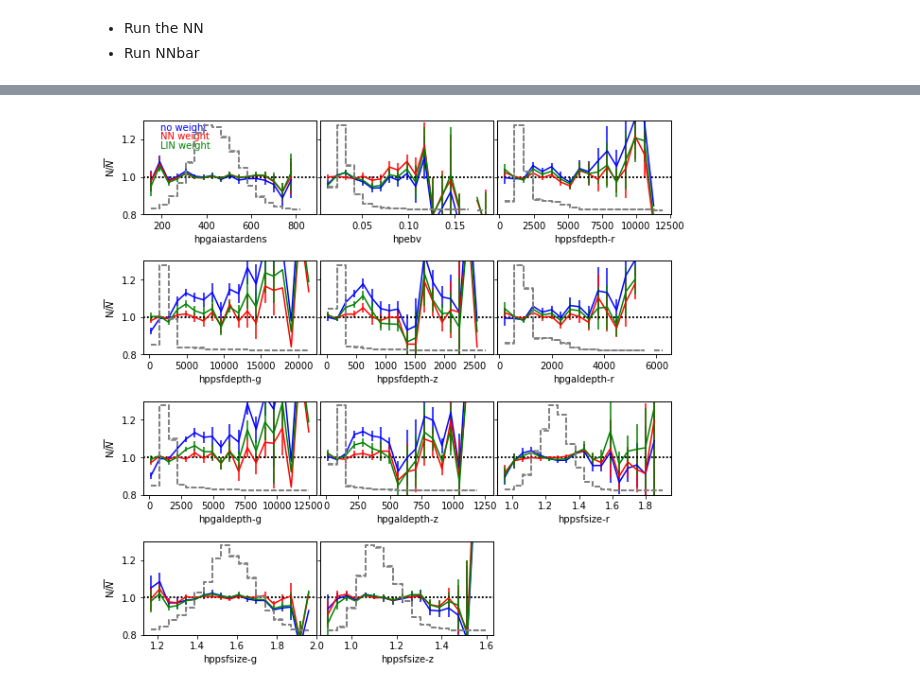
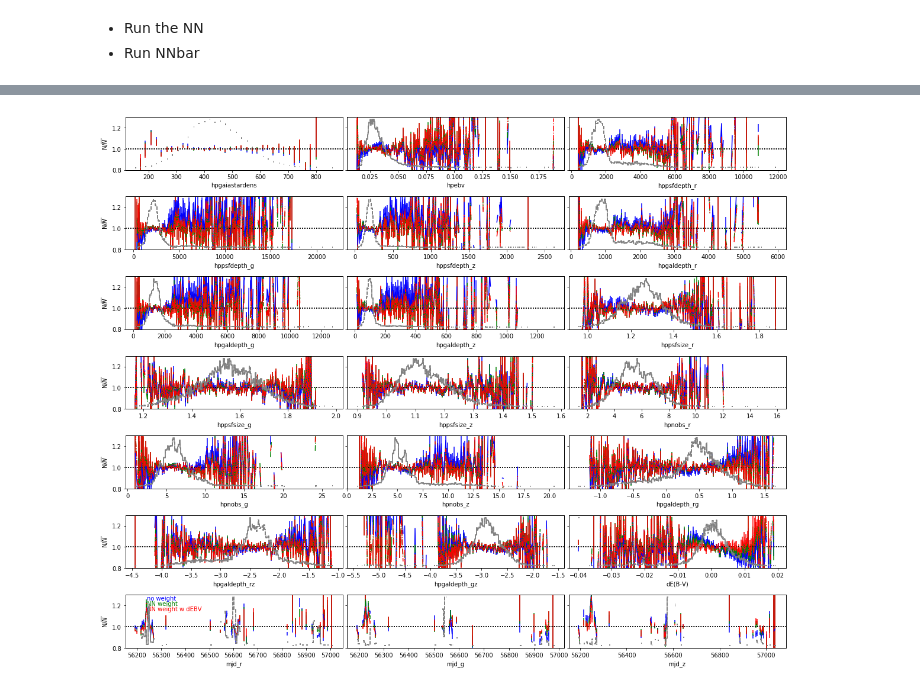
Before and after one commit to mehdirezaie/eboss, a Jupyter notebook: eBOSS-DR7.ipynb, the cells around one changed output, grey strips where cells are left out. Drawn from its saved outputs; the diff is of its cells as text; code cells hidden in the pictures.

```diff
--- a/eBOSS-DR7.ipynb
+++ b/eBOSS-DR7.ipynb
@@ -19,5 +30,6 @@ scratch = dirs[USER]
 # %%
-d = ft.read(scratch + 'eboss/eBOSS_DR7/ELG_hpsyst.density.nside256.eboss22.fits')
+d,header = ft.read(scratch + 'eboss/eBOSS_DR7/ELG_hpsyst.density.nside256.eboss22.fits', header=True)
 for di in d.dtype.names:print('{} '.format(di), end=' ')
+header
 # %% [output]
 hpind  hpra  hpdec  hpgaiastardens  hpebv  hpnobs_g  hpnobs_r  hpnobs_z  hppsfdepth_g  hppsfdepth_r  hppsfdepth_z  hpgaldepth_g  hpgaldepth_r  hpgaldepth_z  hppsfsize_g  hppsfsize_r  hppsfsize_z  hpwe ...
@@ -121,0 +323,7 @@ sys hppsfsize_z    :  mean :      1.135, std:     0.085
+# %%
+r     = hp.read_map(scratch + 'eboss/eBOSS_DR7/random.256.fits', verbose=False)
+g     = hp.read_map(scratch + 'eboss/eBOSS_DR7/eBOSSDR7.256.fits', verbose=False)
+mask  = hp.read_map(scratch + 'eboss/eBOSS_DR7/hpmask.256.fits', verbose=False).astype('bool')
+delta = np.zeros_like(r)*np.nan
+avg   = g[mask].sum()/r[mask].sum()
+delta[mask] = g[mask]/(r[mask]*avg) - 1
@@ -127,6 +348,12 @@ sys hppsfsize_z    :  mean :      1.135, std:     0.085
 import matplotlib.pyplot as plt
 import numpy as np
 # %%
-d = np.load('/Volumes/TimeMachine/data/eboss/eBOSS_DR7/clustering/eboss22.npy').item()
-dw= np.load('/Volumes/TimeMachine/data/eboss/eBOSS_DR7/clustering/eboss22wnn.npy').item()
-dl= np.load('/Volumes/TimeMachine/data/eboss/eBOSS_DR7/clustering/eboss22wlin.npy').item()
+# d   = np.load('/Volumes/TimeMachine/data/eboss/eBOSS_DR7/clustering/eboss22.npy').item()
+# dw  = np.load('/Volumes/TimeMachine/data/eboss/eBOSS_DR7/clustering/eboss22wnn.npy').item()
+# dwd = np.load('/Volumes/TimeMachine/data/eboss/eBOSS_DR7/clustering/eboss22wnnwdebv.npy').item()
+# dl  = np.load('/Volumes/TimeMachine/data/eboss/eBOSS_DR7/clustering/eboss22wlin.npy').item()
+
+d   = np.load('/Volumes/TimeMachine/data/eboss/eBOSS_DR7/clustering/eboss22_vs_mjd_now.npy').item()
+dw  = np.load('/Volumes/TimeMachine/data/eboss/eBOSS_DR7/clustering/eboss22_vs_mjd_nn.npy').item()
+dwd = np.load('/Volumes/TimeMachine/data/eboss/eBOSS_DR7/clustering/eboss22_vs_mjd_nnwdebv.npy').item()
+# dl  = np.load('/Volumes/TimeMachine/data/eboss/eBOSS_DR7/clustering/eboss22wlin.npy').item()
@@ -133,30 +380,32 @@ dl= np.load('/Volumes/TimeMachine/data/eboss/eBOSS_DR7/clustering/eboss22wlin.np
 # %%
 labels = d['xlabels']
-fig, ax = plt.subplots(ncols=3, nrows=4, sharey=True, figsize=(10, 10))
+fig, ax = plt.subplots(ncols=3, nrows=7, sharey=True, figsize=(20, 16.5)) # 10, 16.5
 plt.subplots_adjust(wspace=0.02, hspace=0.5)
 ax = ax.flatten()
-fig.delaxes(ax[-1])
-def add_ax(ax, res, **kw):
-    ax.errorbar(res['bin_edges'][:-1], res['nnbar'],
+# fig.delaxes(ax[-1])
+def add_ax(ax, res, shift=1.0, **kw):
+    ax.errorbar(res['bin_edges'][:-1]*shift, res['nnbar'],
                   yerr=res['nnbar_err'], **kw)
     ax.axhline(1, linestyle=':', color='k')
     ax2 = ax.twinx()
     ax2.set_yticks([])
     ax2.step(res['bin_edges'][:-1], res['area'],\
             where='post', linestyle='--', color='grey')
 
 #
 # compute nnbar vs. systematics
 for i in range(len(d['xlabels'])):
-    add_ax(ax[i], d['nnbar'][i], color='b')
-    add_ax(ax[i], dw['nnbar'][i], color='r')
-    add_ax(ax[i], dl['nnbar'][i], color='g')
+    add_ax(ax[i], d['nnbar'][i], color='b', ls='-')
+    add_ax(ax[i], dw['nnbar'][i], color='g', ls='-.')
+    #add_ax(ax[i], dl['nnbar'][i], color='g', ls='--')
+    add_ax(ax[i], dwd['nnbar'][i], color='r', ls='-.')
     if i%3 == 0:ax[i].set_ylabel(r'N/$\overline{N}$')
     ax[i].set_xlabel(labels[i])
     ax[i].set_ylim(0.8, 1.3)
-    if i==0:
+    if i==18:
         ax[i].text(0.1, 0.9, 'no weight', color='b', transform=ax[i].transAxes)
-        ax[i].text(0.1, 0.8, 'NN weight', color='r', transform=ax[i].transAxes)
-        ax[i].text(0.1, 0.7, 'LIN weight', color='g', transform=ax[i].transAxes)
+        ax[i].text(0.1, 0.8, 'NN weight', color='g', transform=ax[i].transAxes)
+        ax[i].text(0.1, 0.7, 'NN weight w dEBV', color='r', transform=ax[i].transAxes)
+plt.savefig('nnbar_eboss22.png', dpi=300, bbox_inches='tight')
 # %% [output]
-[figure, old version]
+[figure, new version]
```
Also changed, not shown: parts of 28 cells of this notebook, 2 other files.
